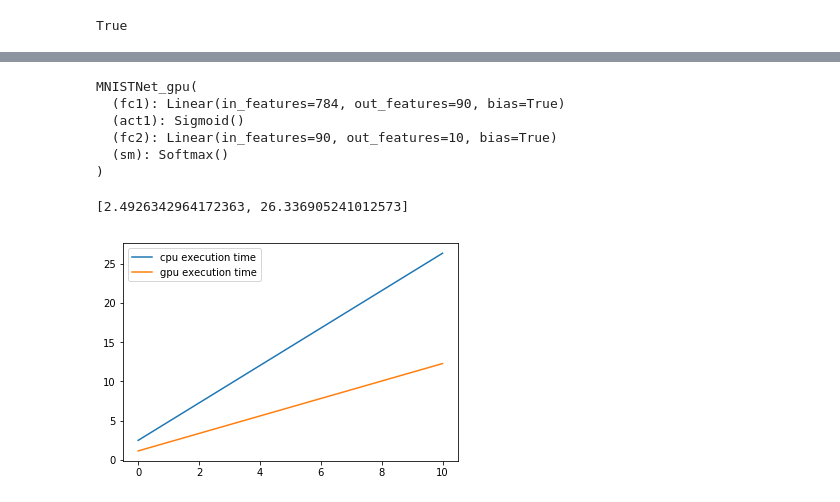
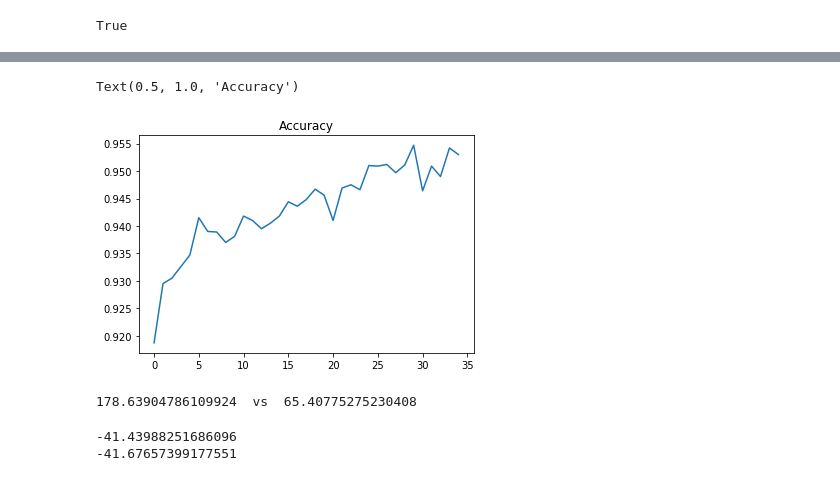
Before and after one commit to lqrhy3/CV-course, a Jupyter notebook: CV4_mnist_net_experiments.ipynb, the cells around one changed output, grey strips where cells are left out. Saved outputs shown, nothing was run; the diff lists cells and outputs as text; code cells hidden in the pictures.

```diff
--- a/CV4_mnist_net_experiments.ipynb
+++ b/CV4_mnist_net_experiments.ipynb
@@ -240,40 +210,44 @@ plt.legend();
+# %%
+plt.plot(range(len(mnist_net_gpu.accuracy_history_)), mnist_net_gpu.accuracy_history_)
+plt.title('Accuracy')
+# %% [output]
+Text(0.5, 1.0, 'Accuracy')
+[figure, added]
 # %%
 #ускорение работы (cpu vs gpu)
-mnist_net_cpu = MNISTNet_cpu(90, n_epochs=91, save_history=True)
-mnist_net_gpu = MNISTNet_gpu(90, n_epochs=91, save_history=True)
-mnist_net_gpu.to(device)
+import time
+mnist_net_cpu = MNISTNet_cpu(90, n_epochs=91, save_history=False)
+mnist_net_gpu = MNISTNet_gpu(90, n_epochs=91, save_history=False)
+mnist_net_gpu = mnist_net_gpu.to(device)
 
+cpu_start_time = time.time()
 mnist_net_cpu.train(X_train, y_train)
+cpu_time = time.time() - cpu_start_time
+
+gpu_start_time = time.time()
 mnist_net_gpu.train(X_train.to(device), y_train.to(device))
+gpu_time = time.time() - gpu_start_time
+
+print(cpu_time, ' vs ', gpu_time)
 # %% [output]
-MNISTNet_gpu(
-  (fc1): Linear(in_features=784, out_features=90, bias=True)
-  (act1): Sigmoid()
-  (fc2): Linear(in_features=90, out_features=10, bias=True)
-  (sm): Softmax()
-)
+178.63904786109924  vs  65.40775275230408
-# %%
-import matplotlib.pyplot as plt
-plt.plot(np.arange(0, 90, 10), np.array(mnist_net_cpu.time_history_), label='cpu execution time')
-plt.plot(np.arange(0, 90, 10), np.array(mnist_net_gpu.time_history_), label='gpu execution time')
-plt.legend();
-# %% [output]
-[2.4926342964172363, 26.336905241012573]
-[figure, removed]
 # %%
 #Замедляет ли torch.backends.cudnn.deterministic = True обучение на практике? Если да, то насколько?
 torch.backends.cudnn.deterministic = True
-mnist_net = MNISTNet_gpu(90, n_epochs=50)
-mnist_net.to(device)
+mnist_net = MNISTNet_gpu(90, n_epochs=50, save_history=False)
+mnist_net = mnist_net.to(device)
 start_time = time.time()
 mnist_net.train(X_train, y_train)
 det_time = start_time - time.time()
 
 torch.backends.cudnn.deterministic = False
-mnist_net = MNISTNet_gpu(90, n_epochs=50)
-mnist_net.to(device)
+mnist_net = MNISTNet_gpu(90, n_epochs=50, save_history=False)
+mnist_net = mnist_net.to(device)
 start_time = time.time()
 mnist_net.train(X_train, y_train)
 nondet_time = start_time - time.time()
 
 print(det_time, nondet_time, sep='\n')
+# %% [output]
+-41.43988251686096
+-41.67657399177551
```
Also changed, not shown: parts of 7 cells of this notebook, 4 other files.
